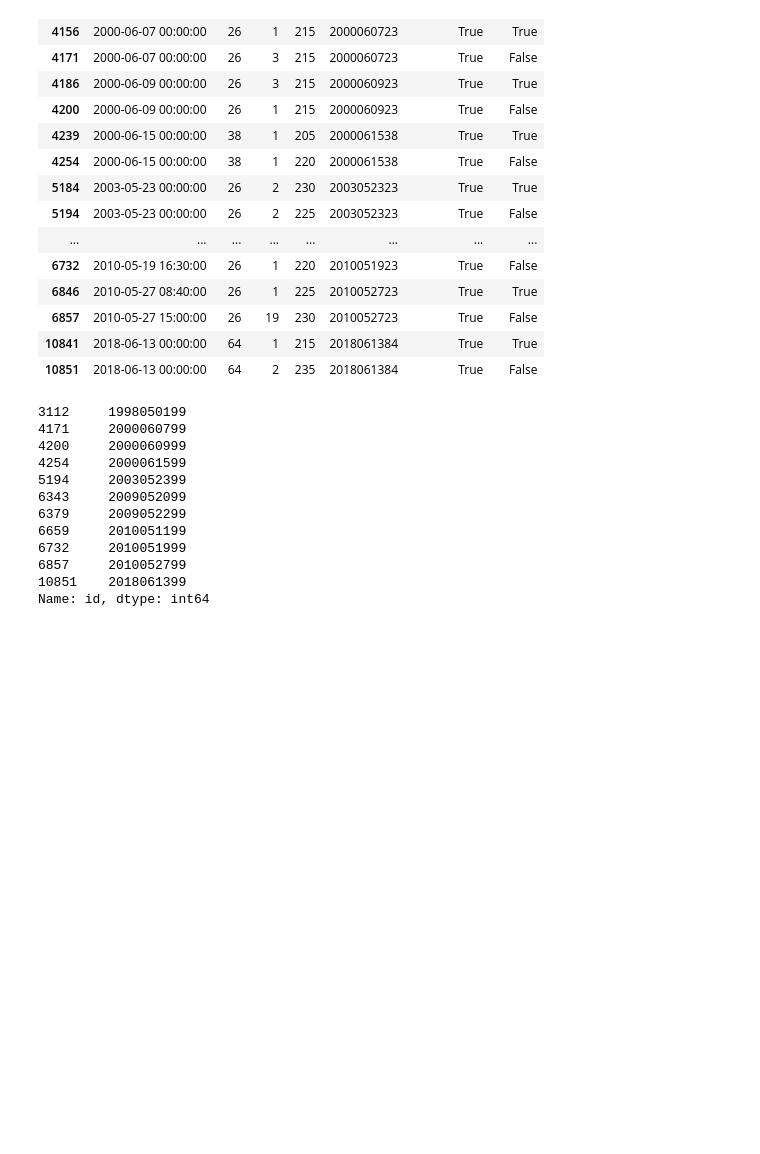
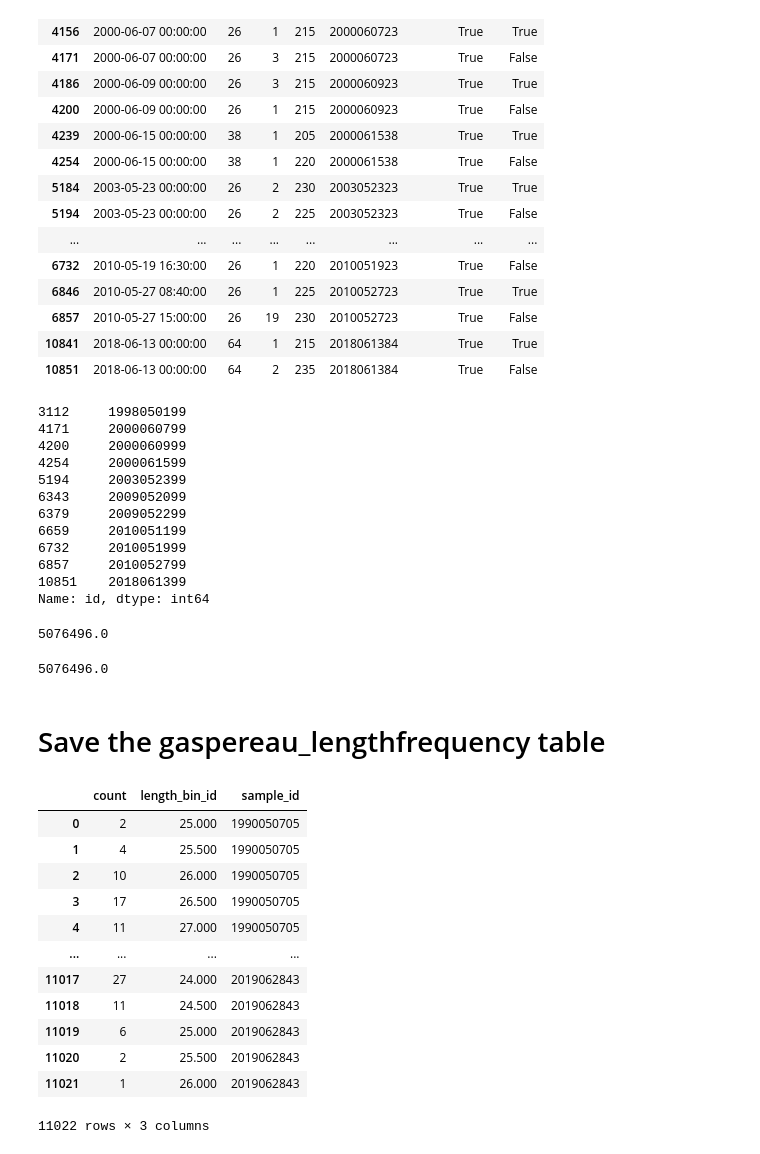
Before and after one commit to dfo-gulf-science/Gaspereau, a Jupyter notebook: 7. EDA length frequency and logbook.ipynb, the cells around one changed output. Cells and saved outputs as stored; diff of their text form; code cells hidden in the pictures; blank space fills up the shorter version.

Commit message:
length frequency table for gaspereau

```diff
--- a/7. EDA length frequency and logbook.ipynb
+++ b/7. EDA length frequency and logbook.ipynb
@@ -445,0 +450,5 @@ Name: id, dtype: int64
+# %%
+# error check: how many total fish cm (binned)
+(gaspereau_lengthfrequency['length_bin_id'] * gaspereau_lengthfrequency['freq']).sum()
+# %% [output]
+5076496.0
@@ -445,0 +461,7 @@ Name: id, dtype: int64
+# %%
+# LOOKS GOOD: error check: how many total fish cm (binned)
+(gaspereau_lengthfrequency['length_bin_id'] * gaspereau_lengthfrequency['count']).sum()
+# %% [output]
+5076496.0
+# %% [markdown]
+# Save the gaspereau_lengthfrequency table
@@ -445,0 +472,16 @@ Name: id, dtype: int64
+# %%
+pd.read_pickle('gaspereau_lengthfrequency.pickle')
+# %% [output]
+|  | count | length_bin_id | sample_id |
+| 0 | 2 | 25.000 | 1990050705 |
+| 1 | 4 | 25.500 | 1990050705 |
+| 2 | 10 | 26.000 | 1990050705 |
+| 3 | 17 | 26.500 | 1990050705 |
+| 4 | 11 | 27.000 | 1990050705 |
+| ... | ... | ... | ... |
+| 11017 | 27 | 24.000 | 2019062843 |
+| 11018 | 11 | 24.500 | 2019062843 |
+| 11019 | 6 | 25.000 | 2019062843 |
+| 11020 | 2 | 25.500 | 2019062843 |
+| 11021 | 1 | 26.000 | 2019062843 |
+11022 rows × 3 columns
```
Also changed, not shown: parts of 4 cells of this notebook, 1 other file.
